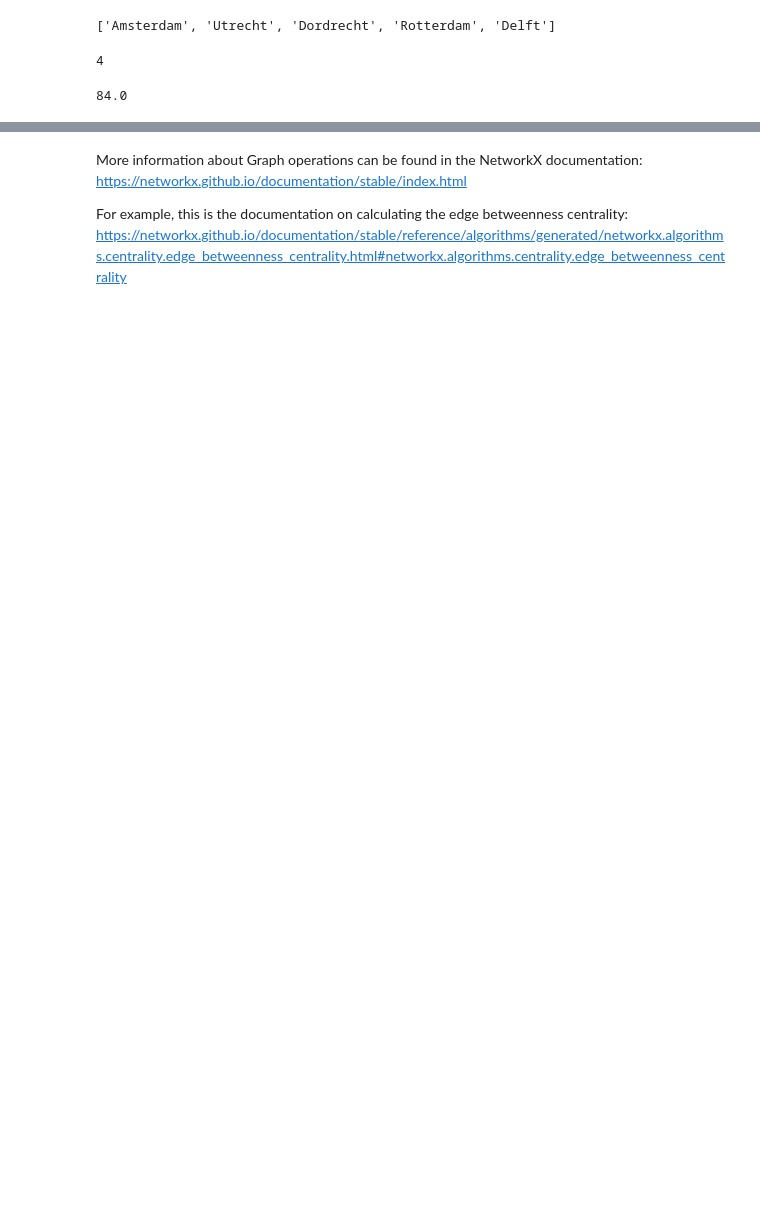
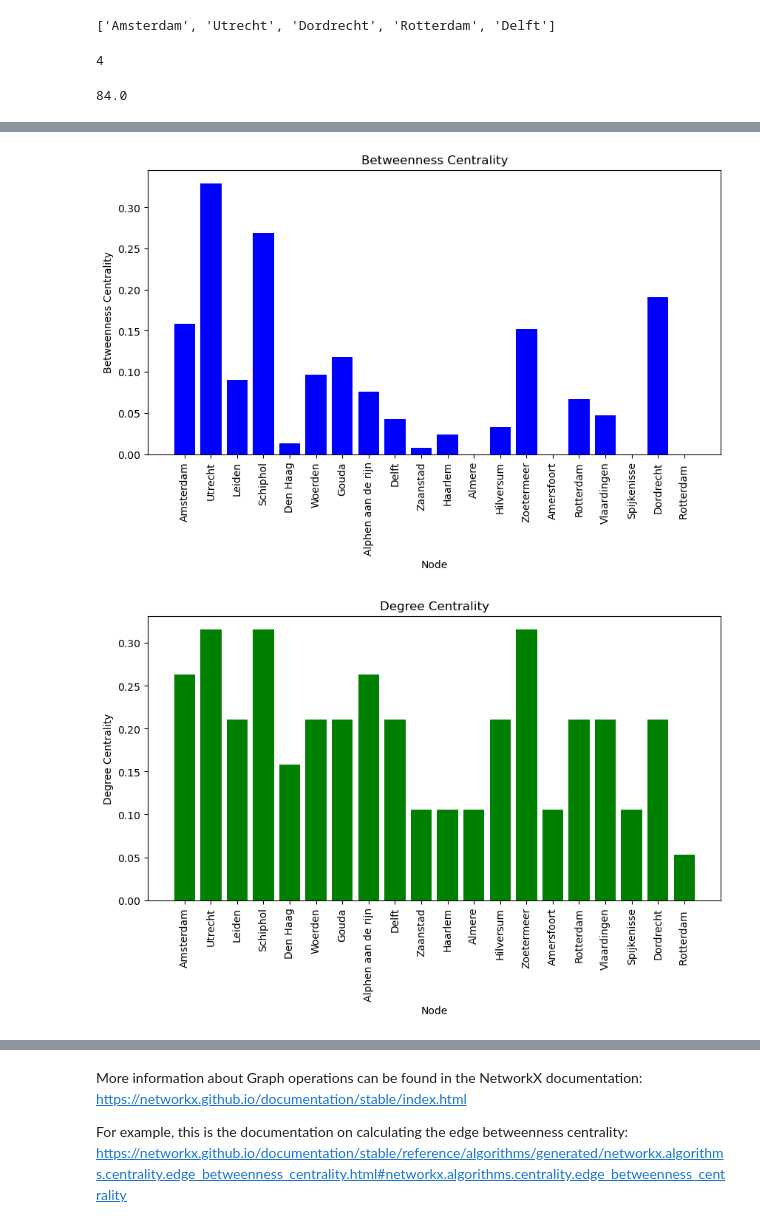
Before and after one commit to ElizeBr/Networked-Systems-Group-Assignment, a Jupyter notebook: Randstad.ipynb, the cells around one changed output, grey strips where cells are left out. Drawn from its saved outputs; the diff is of its cells as text; code cells hidden in the pictures; blank space fills up the shorter version.

```diff
--- a/Randstad.ipynb
+++ b/Randstad.ipynb
@@ -138,0 +202,4 @@ plt.tight_layout()
+# %%
+#Degree centrality (D for Degree centrality)
+D = nx.degree_centrality(Randstad_Graph)
+print (D)
@@ -138,0 +208,4 @@ plt.tight_layout()
+# %%
+#closeness centrality (C for closeness )
+C = nx.closeness_centrality(Randstad_Graph)
+print (C)
@@ -138,0 +214,11 @@ plt.tight_layout()
+# %%
+# Create a DataFrame to store centrality measures
+df = pd.DataFrame({
+    'Node': list(Randstad_Graph.nodes),
+    'Betweenness Centrality': [B[node] for node in Randstad_Graph.nodes],
+    'Degree Centrality': [D[node] for node in Randstad_Graph.nodes],
+    'Closeness Centrality': [C[node] for node in Randstad_Graph.nodes]
+})
+
+# Display the DataFrame
+print(df)
@@ -138,0 +243,33 @@ plt.tight_layout()
+# %%
+#plot 3 graphs to visualize the results in the dataframe and see which cities are most significant
+import matplotlib.pyplot as plt
+
+# Plot betweenness centrality
+plt.figure(figsize=(10, 5))
+plt.bar(df['Node'], df['Betweenness Centrality'], color='blue')
+plt.title('Betweenness Centrality')
+plt.xlabel('Node')
+plt.ylabel('Betweenness Centrality')
+plt.xticks(rotation=90)
+plt.show()
+
+# Plot degree centrality
+plt.figure(figsize=(10, 5))
+plt.bar(df['Node'], df['Degree Centrality'], color='green')
+plt.title('Degree Centrality')
+plt.xlabel('Node')
+plt.ylabel('Degree Centrality')
+plt.xticks(rotation=90)
+plt.show()
+
+# Plot closeness centrality
+plt.figure(figsize=(10, 5))
+plt.bar(df['Node'], df['Closeness Centrality'], color='red')
+plt.title('Closeness Centrality')
+plt.xlabel('Node')
+plt.ylabel('Closeness Centrality')
+plt.xticks(rotation=90)
+plt.show()
+# %% [output]
+[figure, added]
+[figure, added]
```
Also changed, not shown: parts of 18 cells of this notebook, 1 other file.
